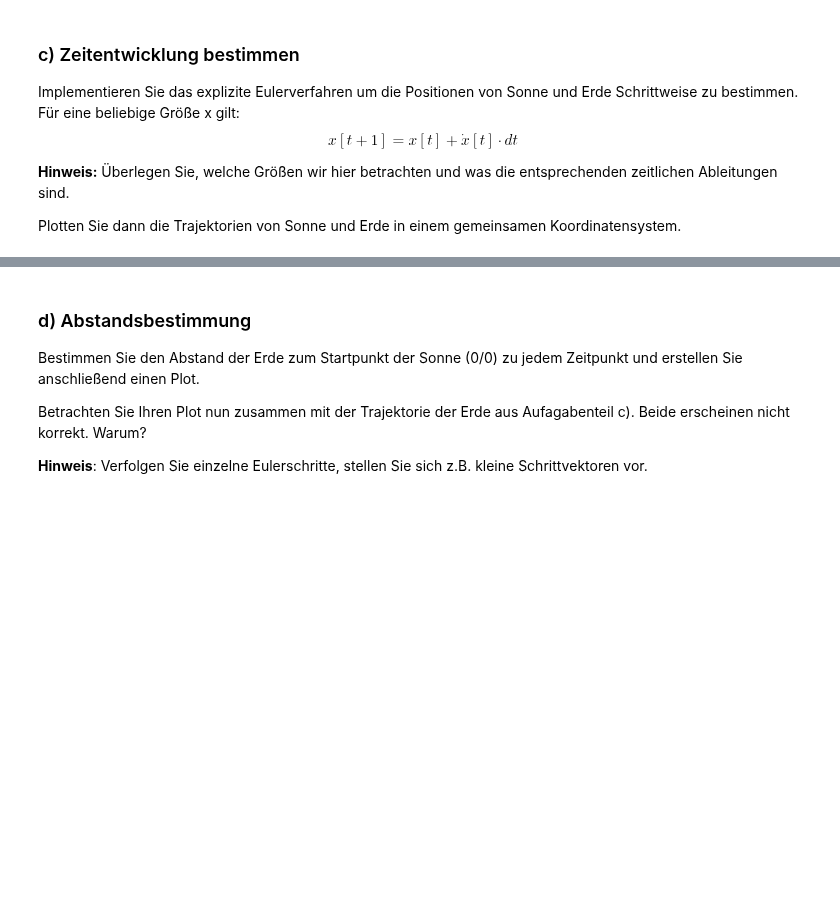
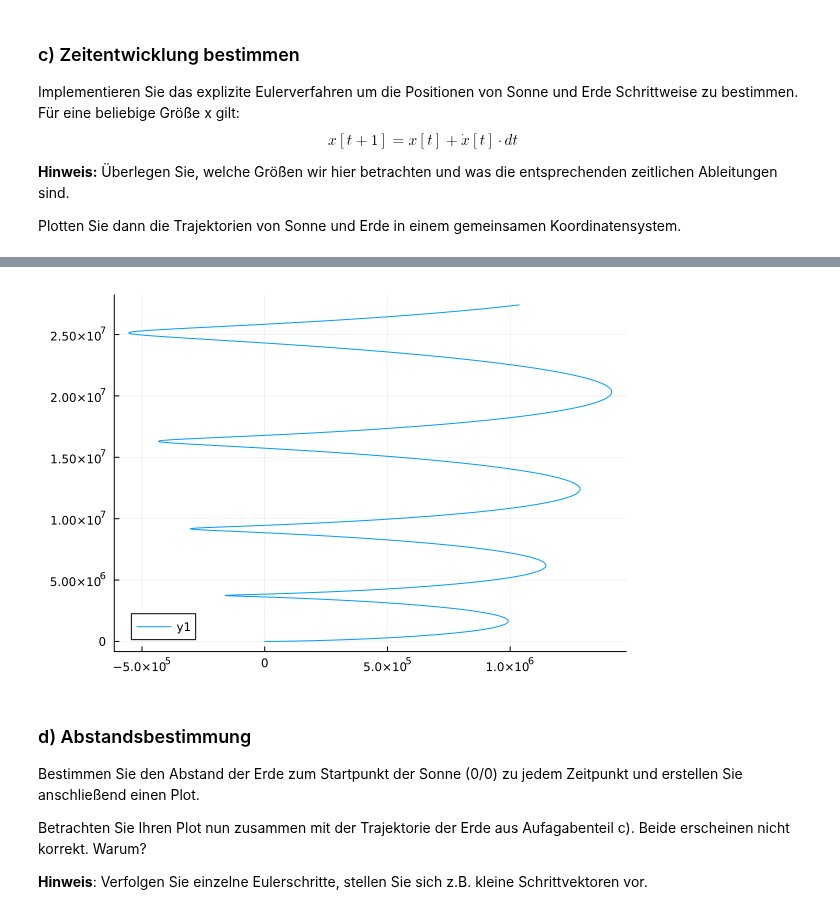
Before and after one commit to torben0187/Computerphysik, a Jupyter notebook: Übung 6/06_01.ipynb, the cells around one changed output, grey strips where cells are left out. Cells and saved outputs as stored; diff of their text form; code cells hidden in the pictures; blank space fills up the shorter version.

```diff
--- a/Übung 6/06_01.ipynb
+++ b/Übung 6/06_01.ipynb
@@ -129,3 +133,7 @@ end
+# %%
+plot(pos_s[:,1], pos_s[:,2])
+# %% [output]
+[figure, added]
 # %% [markdown]
 ### d) Abstandsbestimmung
 
```
Also changed, not shown: parts of 19 cells of this notebook.
